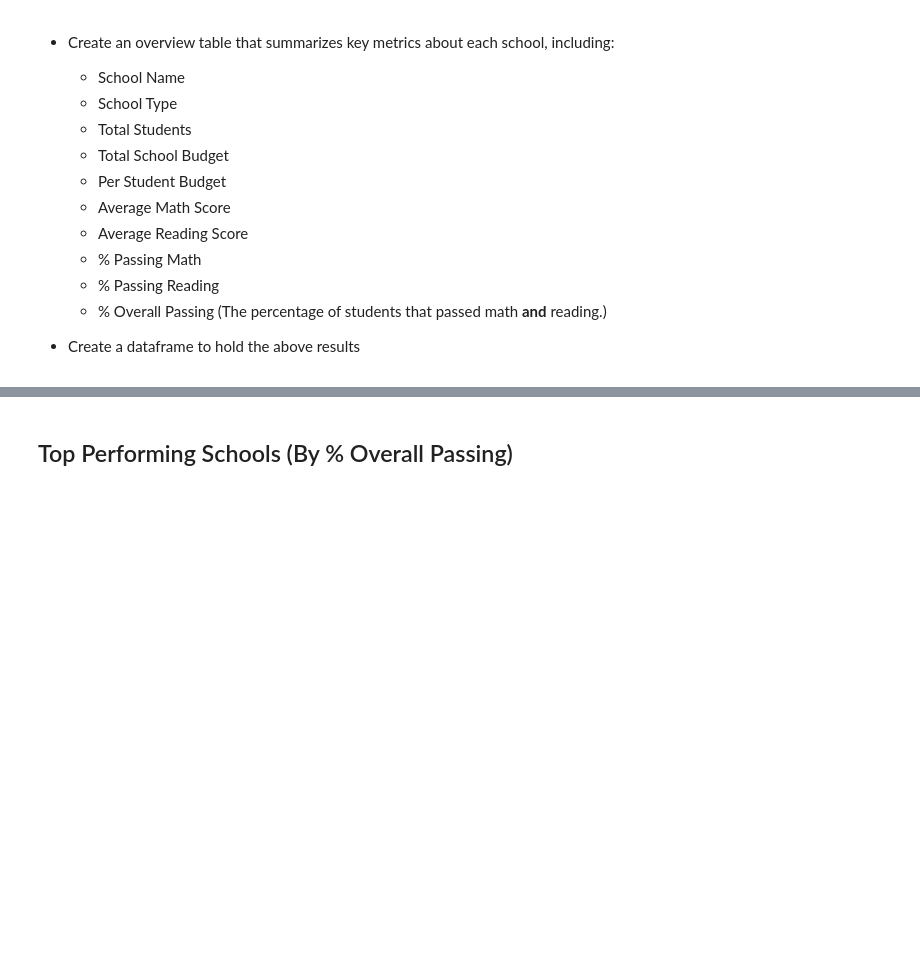
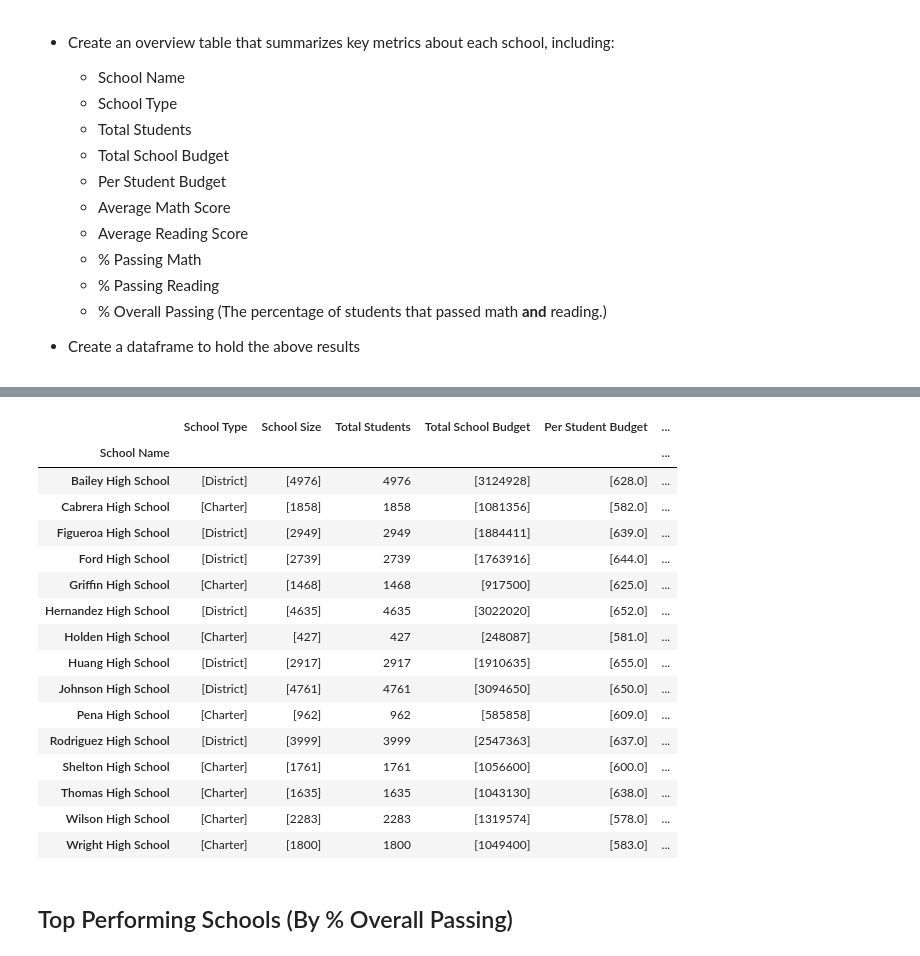
Before and after one commit to sting0312/pandas_challenge, a Jupyter notebook: PyCitySchools/PyCitySchools_starter.ipynb, the cells around one changed output, grey strips where cells are left out. Cells and saved outputs as stored; diff of their text form; code cells hidden in the pictures; blank space fills up the shorter version.

```diff
--- a/PyCitySchools/PyCitySchools_starter.ipynb
+++ b/PyCitySchools/PyCitySchools_starter.ipynb
@@ -118,3 +162,59 @@ summary_complete
+# %%
+grouped_by_name = school_data_complete2.groupby(["School Name"])
+
+#grouped_by_name.mean()
+# %%
+studentcount = grouped_by_name["Student ID"].count()
+
+schooltype = grouped_by_name["School Type"].unique()
+
+schoolsize = grouped_by_name["School Size"].unique()
+
+schoolbudget = grouped_by_name["School Budget"].unique()
+
+perstudentbudget = grouped_by_name["Per Student Budget"].unique()
+
+averagemath = grouped_by_name["Math Score"].mean()
+
+averageread = grouped_by_name["Reading Score"].mean()
+
+mathpass = grouped_by_name["Percent Passing Math"].mean() *100
+
+readpass = grouped_by_name["Percent Passing Reading"].mean() *100
+
+overallpass = grouped_by_name["Percent Overall Passing"].mean() *100
+# %%
+school_summary = pd.DataFrame({
+    "School Type": schooltype,
+    "School Size": schoolsize,
+    "Total Students": studentcount,
+    "Total School Budget": schoolbudget,
+    "Per Student Budget": perstudentbudget,
+    "Average Math Score": averagemath,
+    "Average Reading Score": averageread,
+    "% Passing Math": mathpass,
+    "% Passing Reading": readpass,
+    "% Overall Passing": overallpass
+})
+school_summary
+# %% [output]
+|  | School Type | School Size | Total Students | Total School Budget | Per Student Budget | ... |
+| School Name |  |  |  |  |  | ... |
+| Bailey High School | [District] | [4976] | 4976 | [3124928] | [628.0] | ... |
+| Cabrera High School | [Charter] | [1858] | 1858 | [1081356] | [582.0] | ... |
+| Figueroa High School | [District] | [2949] | 2949 | [1884411] | [639.0] | ... |
+| Ford High School | [District] | [2739] | 2739 | [1763916] | [644.0] | ... |
+| Griffin High School | [Charter] | [1468] | 1468 | [917500] | [625.0] | ... |
+| Hernandez High School | [District] | [4635] | 4635 | [3022020] | [652.0] | ... |
+| Holden High School | [Charter] | [427] | 427 | [248087] | [581.0] | ... |
+| Huang High School | [District] | [2917] | 2917 | [1910635] | [655.0] | ... |
+| Johnson High School | [District] | [4761] | 4761 | [3094650] | [650.0] | ... |
+| Pena High School | [Charter] | [962] | 962 | [585858] | [609.0] | ... |
+| Rodriguez High School | [District] | [3999] | 3999 | [2547363] | [637.0] | ... |
+| Shelton High School | [Charter] | [1761] | 1761 | [1056600] | [600.0] | ... |
+| Thomas High School | [Charter] | [1635] | 1635 | [1043130] | [638.0] | ... |
+| Wilson High School | [Charter] | [2283] | 2283 | [1319574] | [578.0] | ... |
+| Wright High School | [Charter] | [1800] | 1800 | [1049400] | [583.0] | ... |
 # %% [markdown]
 ## Top Performing Schools (By % Overall Passing)
 # %% [markdown]
```
Also changed, not shown: parts of 14 cells of this notebook.
